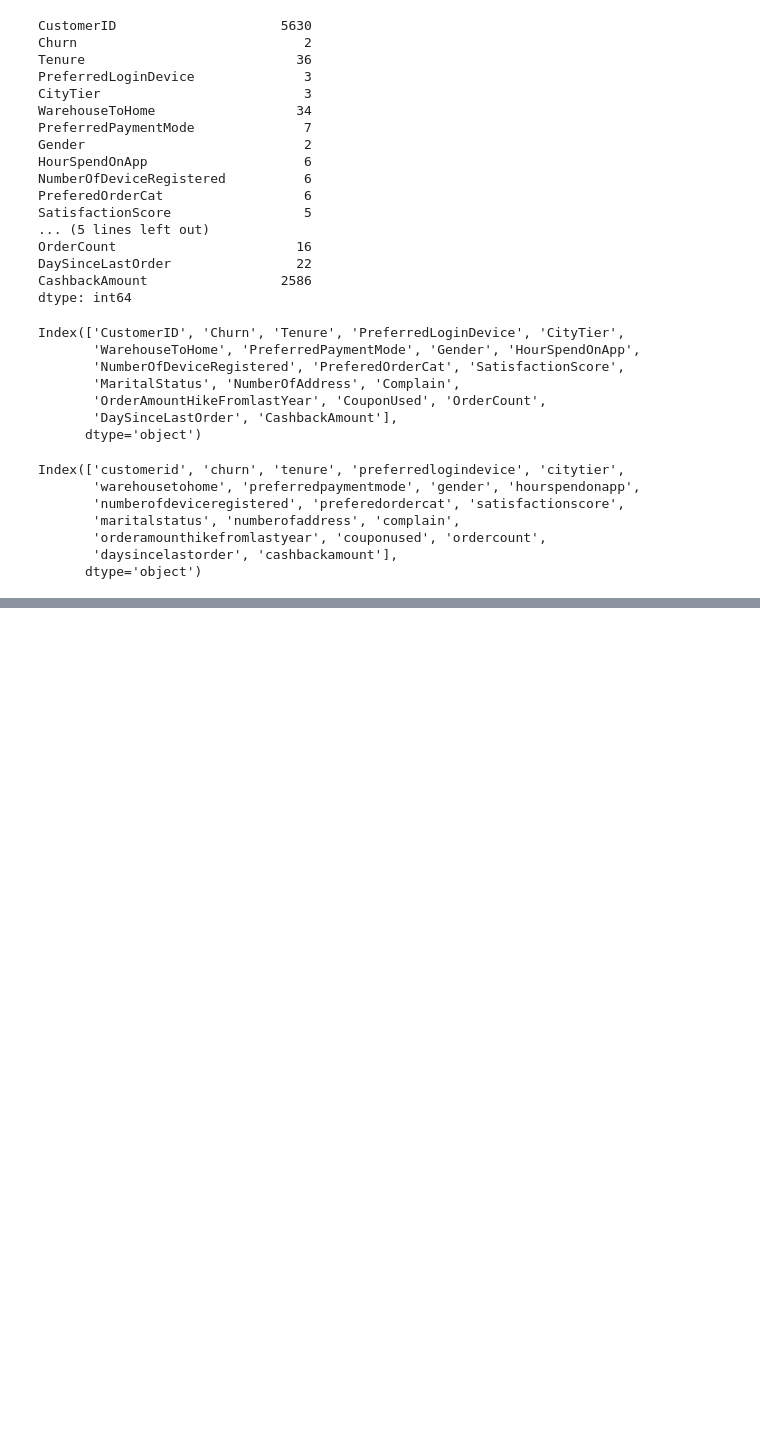
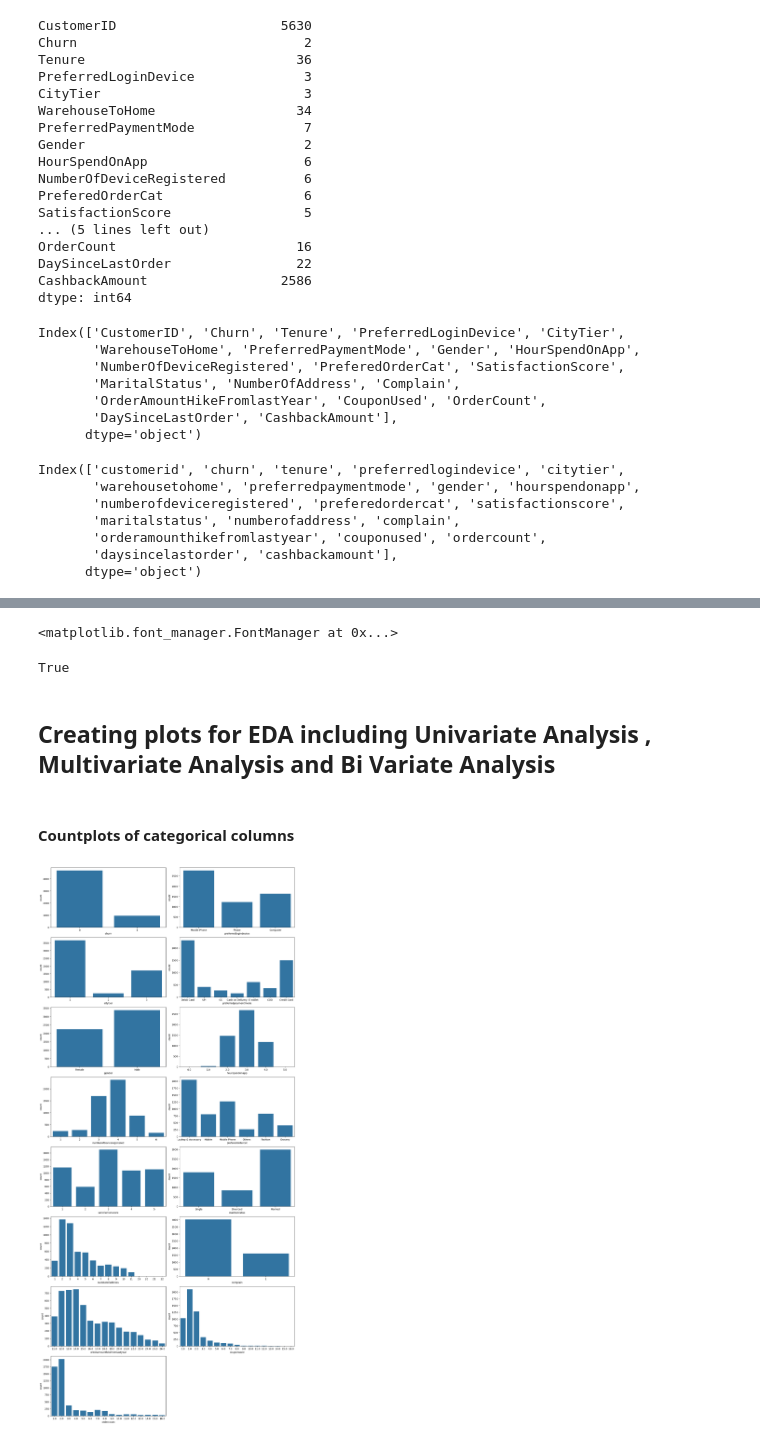
Before and after one commit to rahulpoojith/Customer-Churn-Prediction, a Jupyter notebook: Model_building.ipynb, the cells around one changed output, grey strips where cells are left out. Saved outputs shown, nothing was run; the diff lists cells and outputs as text; code cells hidden in the pictures; blank space fills up the shorter version.

```diff
--- a/Model_building.ipynb
+++ b/Model_building.ipynb
@@ -197,0 +201,37 @@ print(matplotlib.get_cachedir())
+# %%
+import matplotlib.font_manager as fm
+fm._load_fontmanager()
+# %% [output]
+<matplotlib.font_manager.FontManager at 0x...>
+# %%
+import matplotlib.font_manager as fm
+
+# List all available fonts
+available_fonts = [f.name for f in fm.fontManager.ttflist]
+print("DejaVu Sans" in available_fonts)  # Should print True
+# %% [output]
+True
+# %% [markdown]
+## Creating plots for EDA including Univariate Analysis , Multivariate Analysis and Bi Variate Analysis
+# %%
+# segemnt the columns of the DataFrame into two lists based on the number of unique values each column contains
+count_col = []
+hist_col = []
+for column in df.columns:
+    unique_value = df[column].nunique()
+    if unique_value <= 20:
+        count_col.append(column)
+    else:
+        hist_col.append(column)
+# %% [markdown]
+#### Countplots of categorical columns
+# %%
+plt.figure(figsize=(15,40))
+plot_num=1
+for col in count_col:
+    plt.subplot(10,2,plot_num)
+    sns.countplot(data=df, x = col)
+    plot_num +=1
+    plt.tight_layout()
+# %% [output]
+[figure, added]
```
Also changed, not shown: parts of 11 cells of this notebook.
